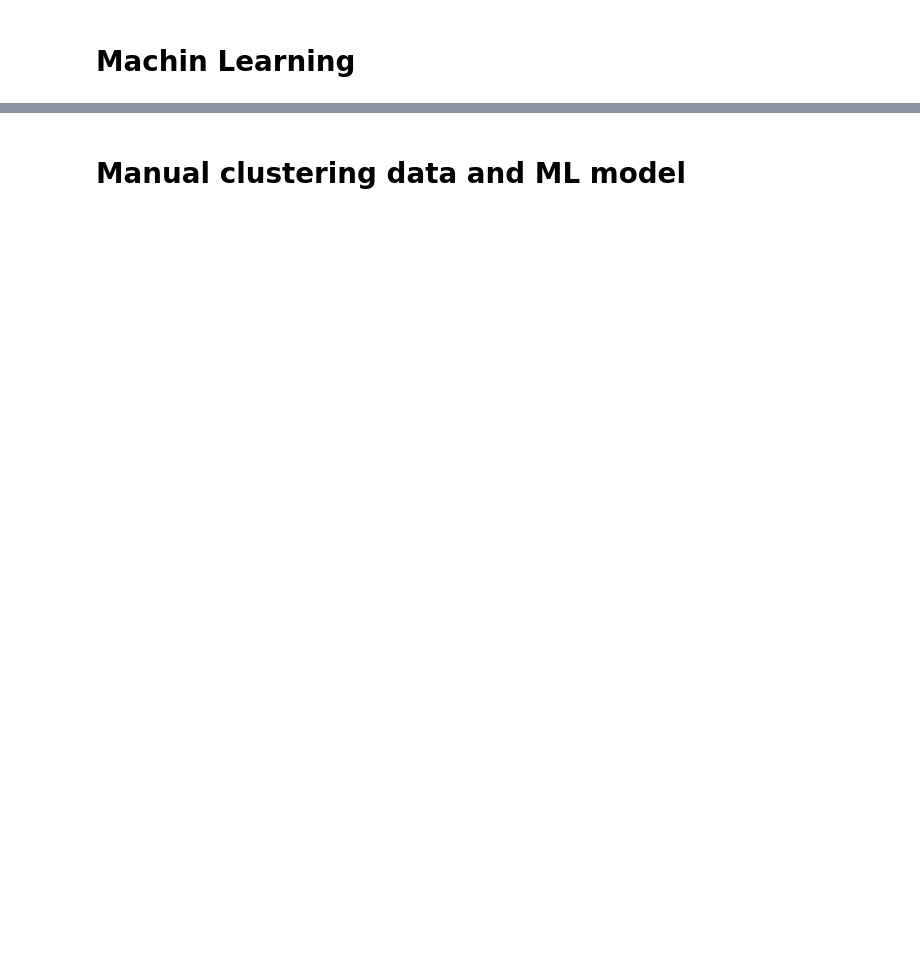
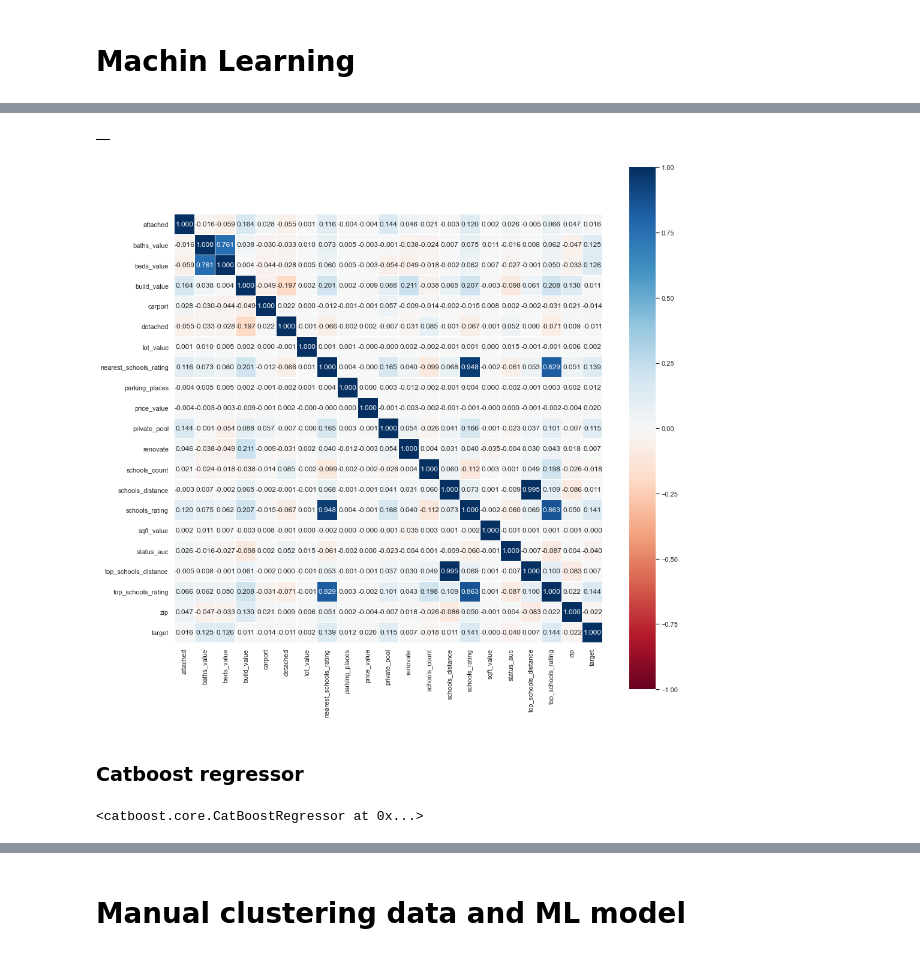
Before and after one commit to SeregeiKroupen/SF, a Jupyter notebook: final_project/Final_project_ML.ipynb, the cells around one changed output, grey strips where cells are left out. Saved outputs shown, nothing was run; the diff lists cells and outputs as text; code cells hidden in the pictures; blank space fills up the shorter version.

Commit message:
first model, first cluster

```diff
--- a/final_project/Final_project_ML.ipynb
+++ b/final_project/Final_project_ML.ipynb
@@ -35,0 +34,2 @@ data.shape
+# %%
+data.drop(['Unnamed: 0'], axis=1, inplace=True)
@@ -35,0 +38,3 @@ data.shape
+# %%
+data.renovate = data.apply(lambda q: q.build if pd.isna(q.renovate) else q.renovate, axis=1)
+data.info()
@@ -36,2 +124,40 @@ data.shape
+# %%
+def list_cut(to_cut):
+    """
+    function to reshape list to dataframe with several columns instead of one
+    :param to_cut: list for processing
+    :return: show result
+    """
+    # call function to separate list on baches and generate column headers for dataframe
+    to_cut = list(np.sort(to_cut))
+    cut_list = lambda item: [item[i:i+7] for i in range(0, len(item), 7)]
+    name_list = lambda nom: ["vectors"+ str(i) for i in range(0,math.ceil(nom/7))]
+
+    # create dataframe with data
+    df_ = pd.DataFrame(cut_list(to_cut)).T
+    df_.columns = name_list(len(to_cut))
+    df_.fillna('', inplace=True)
+
+    # show
+    display(df_)
+# %%
+def heatmap(drop_list, dd=data, target = TARGET):
+    """
+    Visualise correlation by heatmap draw
+    :param drop_list: list to drop from analyse
+    :param dd: dataset to analyse
+    :param target: target vector
+    :return: show heatmap plot and list of droped columns
+    """
+    dlst = list(set(dd.columns) - set(drop_list) - {target})
+    dlst = list(np.sort(dlst))
+
+    dlst.append(target)
+    sns.set(font_scale=1)
+    plt.subplots(figsize=(16, 16))
+    sns.heatmap(dd[dlst].corr(), square=True,
+                annot=True, fmt=".3f", linewidths=0.1, cmap="RdBu", vmin=-1, vmax=1)
+
+    list_cut(drop_list)
 # %% [markdown]
 # Machin Learning
@@ -37,0 +206,5 @@ data.shape
+# %%
+heatmap([])
+# %% [output]
+|  |
+[figure, added]
@@ -37,0 +219,18 @@ data.shape
+# %% [markdown]
+### Catboost regressor
+# %%
+model = CatBoostRegressor(iterations = 5000,
+                          random_seed = SEED,
+                          #eval_metric='MAPE',
+                          #custom_metric=['R2', 'MAE'],
+                          #silent=True,
+                          )
+model.fit(x_train, y_train,
+          #cat_features=cat_features_ids,
+          #eval_set=(x, np.log(y_test)),
+          verbose_eval=0,
+          #use_best_model=True,
+          #plot=True
+          )
+# %% [output]
+<catboost.core.CatBoostRegressor at 0x...>
```
Also changed, not shown: parts of 40 cells of this notebook, 5 other files.
